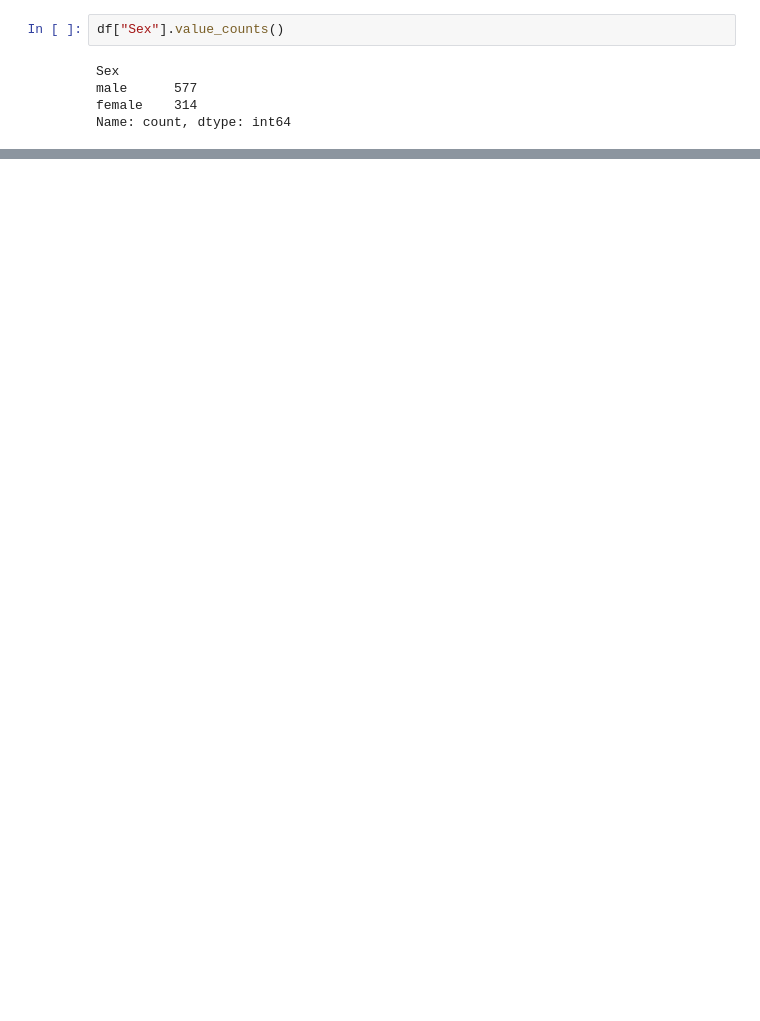
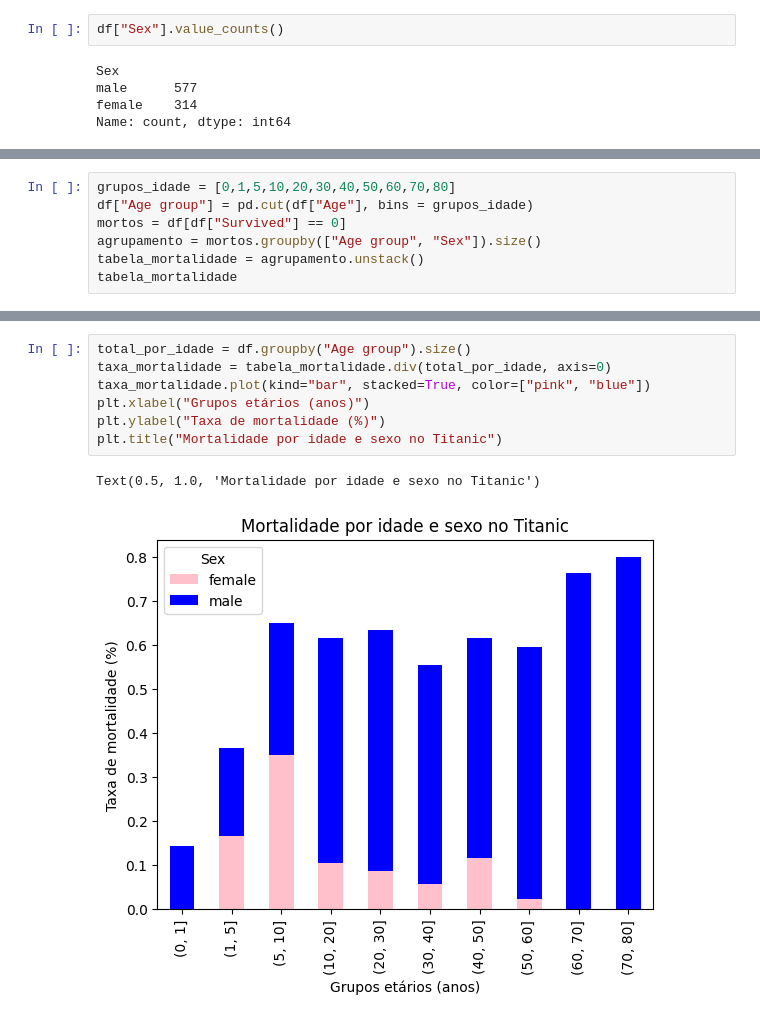
Before and after one commit to ateteu/analise-dados-titanic, a Jupyter notebook: notebooks/analise-titanic.ipynb, the cells around one changed output, grey strips where cells are left out. Cells and saved outputs as stored; diff of their text form; blank space fills up the shorter version.

```diff
--- a/notebooks/analise-titanic.ipynb
+++ b/notebooks/analise-titanic.ipynb
@@ -92,0 +123,7 @@ Name: count, dtype: int64
+# %%
+grupos_idade = [0,1,5,10,20,30,40,50,60,70,80]
+df["Age group"] = pd.cut(df["Age"], bins = grupos_idade)
+mortos = df[df["Survived"] == 0]
+agrupamento = mortos.groupby(["Age group", "Sex"]).size()
+tabela_mortalidade = agrupamento.unstack()
+tabela_mortalidade
@@ -92,0 +143,10 @@ Name: count, dtype: int64
+# %%
+total_por_idade = df.groupby("Age group").size()
+taxa_mortalidade = tabela_mortalidade.div(total_por_idade, axis=0)
+taxa_mortalidade.plot(kind="bar", stacked=True, color=["pink", "blue"])
+plt.xlabel("Grupos etários (anos)")
+plt.ylabel("Taxa de mortalidade (%)")
+plt.title("Mortalidade por idade e sexo no Titanic")
+# %% [output]
+Text(0.5, 1.0, 'Mortalidade por idade e sexo no Titanic')
+[figure, added]
```
Also changed, not shown: parts of 10 cells of this notebook.
